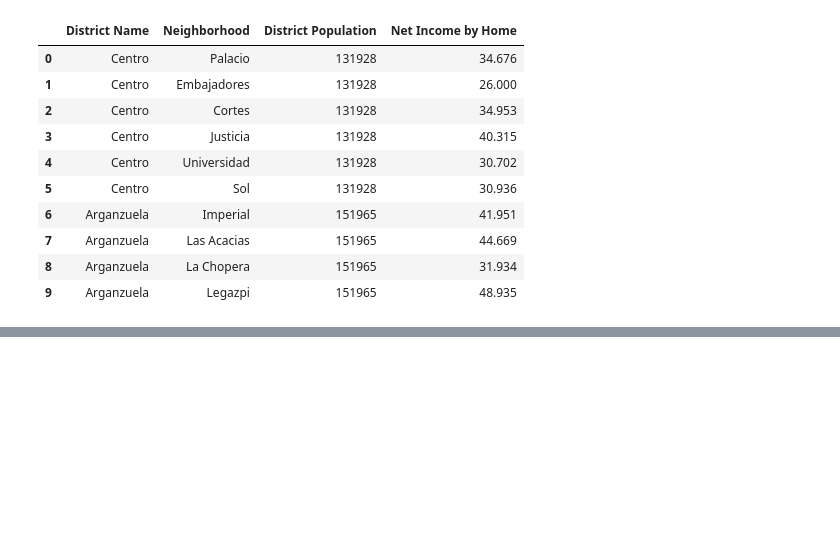
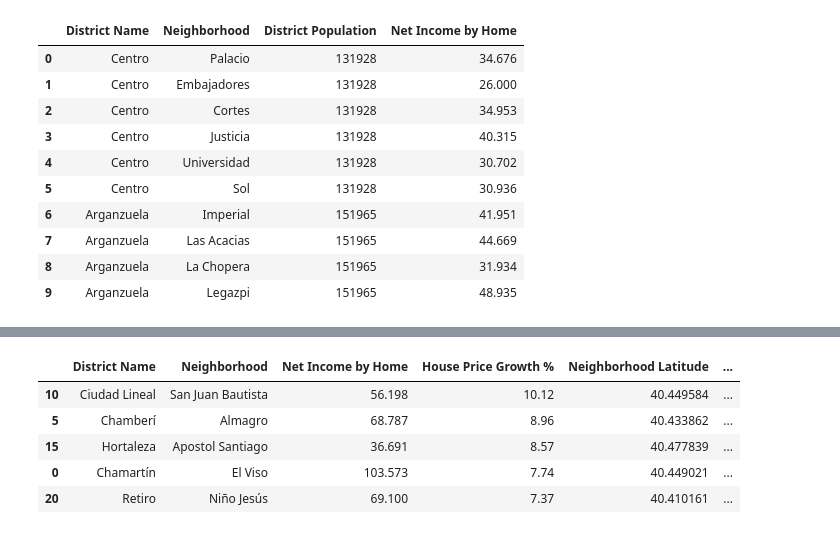
Before and after one commit to cazuaje27/BattleofNeighborhoods, a Jupyter notebook: The Battle of Neighborhoods.ipynb, the cells around one changed output, grey strips where cells are left out. Cells and saved outputs as stored; diff of their text form; code cells hidden in the pictures; blank space fills up the shorter version.

```diff
--- a/The Battle of Neighborhoods.ipynb
+++ b/The Battle of Neighborhoods.ipynb
@@ -740,0 +783,15 @@ Top5VenuesNeigh
+# %%
+#Lets Merge the Top5Neigh dataframe with Madrid dataframe to finally get all the data to the final analysis
+Top5 = Top5Neigh.drop(axis=1,columns=['Venue Category','N° Venues'])
+Top5 = Top5.merge(madrid, how='left', on=['District Name','Neighborhood'])
+Top5.drop_duplicates(inplace=True)
+Top5.sort_values(['House Price Growth %','Net Income by Home'],ascending=[False,False],inplace=True)
+Top5.drop(axis=1, columns=['District Population','House Price 2019 €/m2','House Price 2018 €/m2'], inplace=True)
+Top5
+# %% [output]
+|  | District Name | Neighborhood | Net Income by Home | House Price Growth % | Neighborhood Latitude | ... |
+| 10 | Ciudad Lineal | San Juan Bautista | 56.198 | 10.12 | 40.449584 | ... |
+| 5 | Chamberí | Almagro | 68.787 | 8.96 | 40.433862 | ... |
+| 15 | Hortaleza | Apostol Santiago | 36.691 | 8.57 | 40.477839 | ... |
+| 0 | Chamartín | El Viso | 103.573 | 7.74 | 40.449021 | ... |
+| 20 | Retiro | Niño Jesús | 69.100 | 7.37 | 40.410161 | ... |
```
Also changed, not shown: parts of 19 cells of this notebook.
